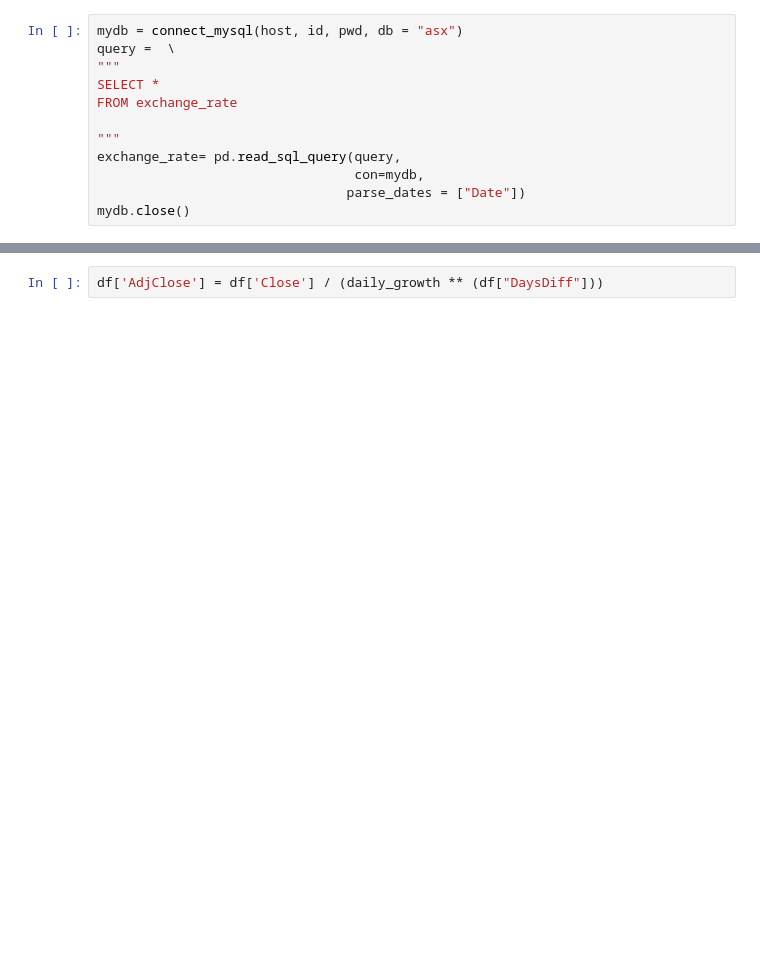
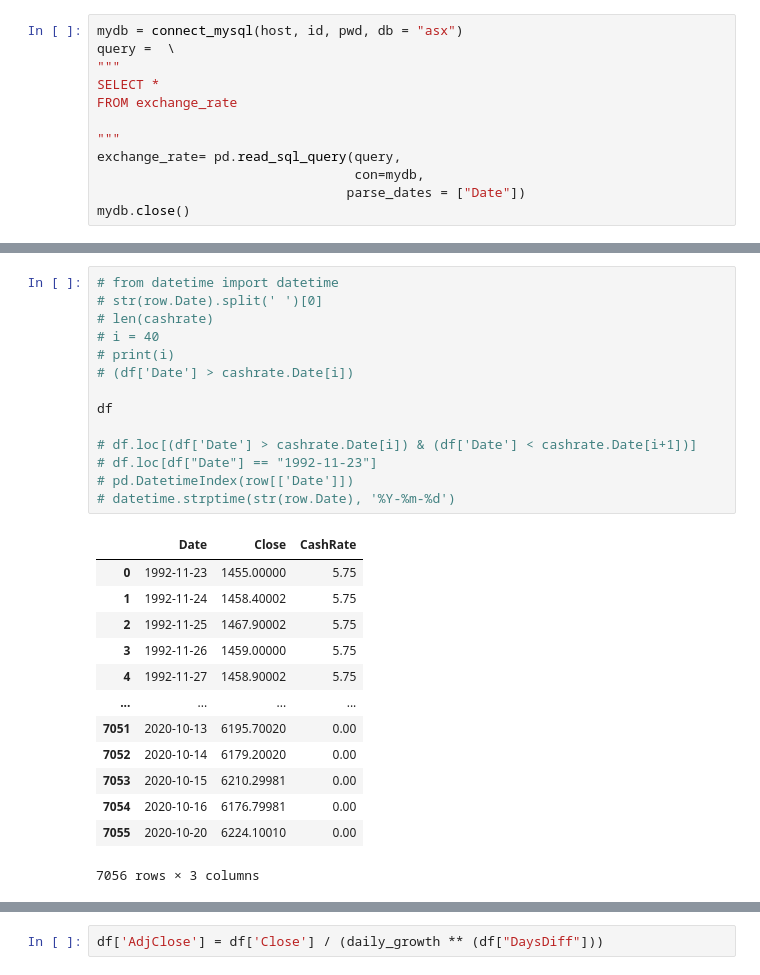
Before and after one commit to MDSI-AUG-2020-DSP/ASX, a Jupyter notebook: Exchange Rate.ipynb, the cells around one changed output, grey strips where cells are left out. Saved outputs shown, nothing was run; the diff lists cells and outputs as text; blank space fills up the shorter version.

```diff
--- a/Exchange Rate.ipynb
+++ b/Exchange Rate.ipynb
@@ -74 +89,29 @@ Timestamp('2010-10-01 00:00:00')
+# %%
+# from datetime import datetime
+# str(row.Date).split(' ')[0]
+# len(cashrate)
+# i = 40
+# print(i)
+# (df['Date'] > cashrate.Date[i])
+
+df
+
+# df.loc[(df['Date'] > cashrate.Date[i]) & (df['Date'] < cashrate.Date[i+1])]
+# df.loc[df["Date"] == "1992-11-23"]
+# pd.DatetimeIndex(row[['Date']])
+# datetime.strptime(str(row.Date), '%Y-%m-%d')
+# %% [output]
+|  | Date | Close | CashRate |
+| 0 | 1992-11-23 | 1455.00000 | 5.75 |
+| 1 | 1992-11-24 | 1458.40002 | 5.75 |
+| 2 | 1992-11-25 | 1467.90002 | 5.75 |
+| 3 | 1992-11-26 | 1459.00000 | 5.75 |
+| 4 | 1992-11-27 | 1458.90002 | 5.75 |
+| ... | ... | ... | ... |
+| 7051 | 2020-10-13 | 6195.70020 | 0.00 |
+| 7052 | 2020-10-14 | 6179.20020 | 0.00 |
+| 7053 | 2020-10-15 | 6210.29981 | 0.00 |
+| 7054 | 2020-10-16 | 6176.79981 | 0.00 |
+| 7055 | 2020-10-20 | 6224.10010 | 0.00 |
+7056 rows × 3 columns
 # %%
```
Also changed, not shown: parts of 11 cells of this notebook.
